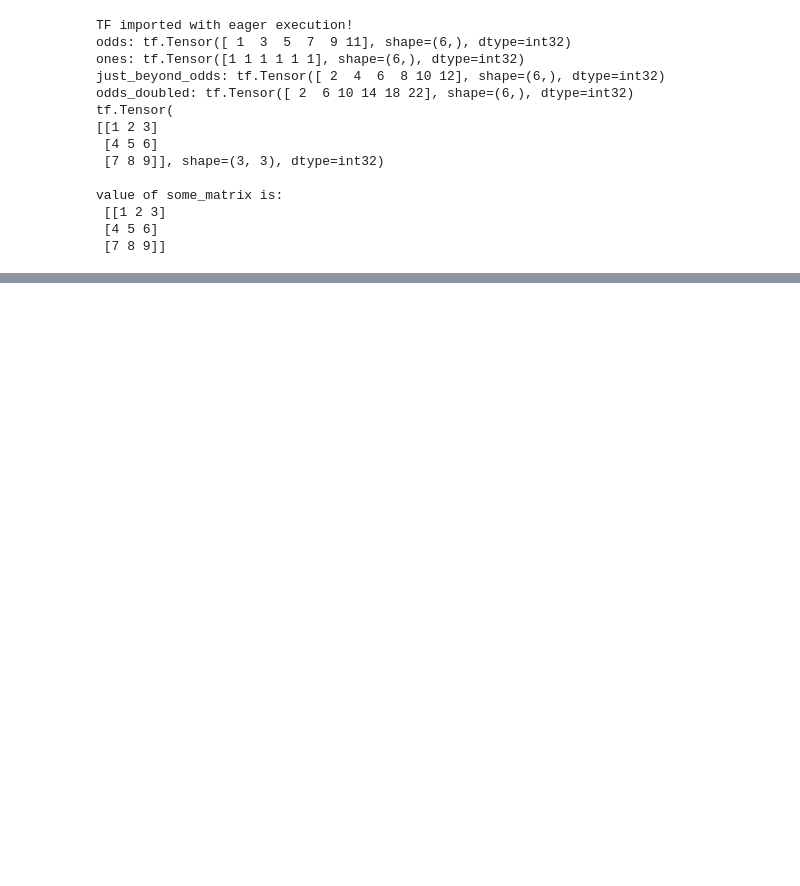
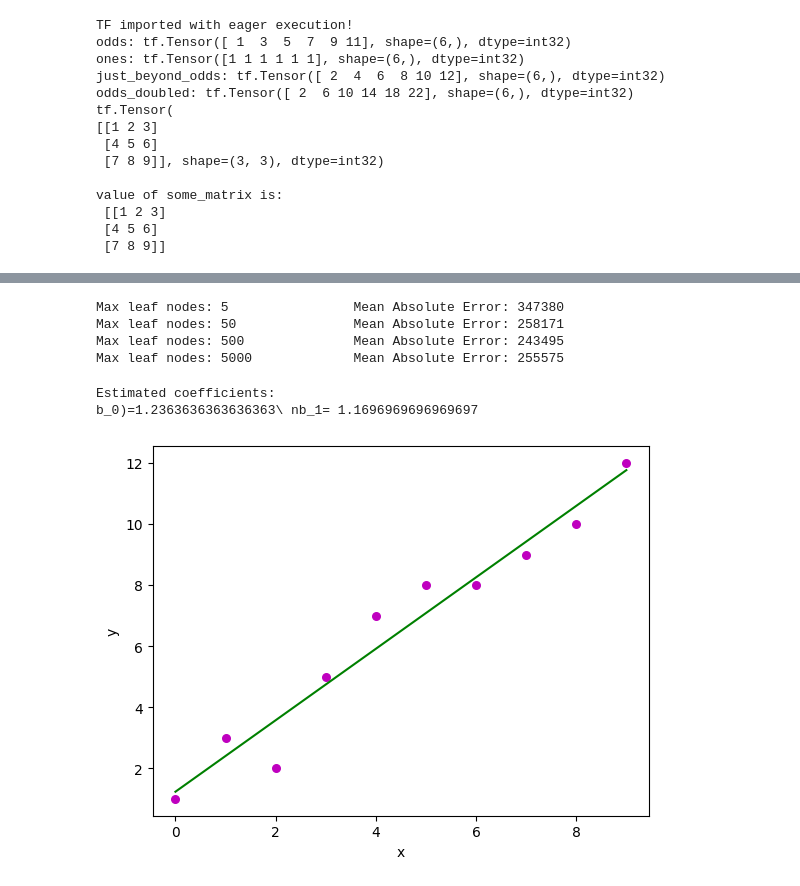
Before and after one commit to SIVAGORAM/DEEPLEARNING, a Jupyter notebook: DEEPLEARNING_EXP.ipynb, the cells around one changed output, grey strips where cells are left out. Drawn from its saved outputs; the diff is of its cells as text; code cells hidden in the pictures; blank space fills up the shorter version.

```diff
--- a/DEEPLEARNING_EXP.ipynb
+++ b/DEEPLEARNING_EXP.ipynb
@@ -37,0 +98,63 @@ value of some_matrix is:
+# %%
+#Exp:-04
+from sklearn.metrics import mean_absolute_error
+from sklearn.tree import DecisionTreeRegressor
+def get_mae(max_leaf_nodes, train_X, val_X, train_y, val_y):
+  model = DecisionTreeRegressor(max_leaf_nodes=max_leaf_nodes, random_state=0)
+  model.fit(train_X, train_y)
+  preds_val = model.predict(val_X)
+  mae = mean_absolute_error(val_y, preds_val)
+  return(mae)
+import pandas as pd
+# Load data
+melbourne_file_path ='../input/melbourne-housing-snapshot/melb_data.csv'
+melbourne_data=pd.read_csv('melb_data.csv')
+# Filter rows with missing values
+filtered_melbourne_data = melbourne_data.dropna (axis=0)
+# Choose target and features
+y = filtered_melbourne_data. Price
+melbourne_features = ['Rooms', 'Bathroom', 'Landsize', 'BuildingArea', 'YearBuilt', 'Lattitude', 'Longtitude']
+X =filtered_melbourne_data[melbourne_features]
+from sklearn.model_selection import train_test_split
+# split data into training and validation data, for both features and target
+train_X, val_X, train_y, val_y = train_test_split(X, y, random_state = 0)
+for max_leaf_nodes in [5, 50, 500, 5000]:
+  my_mae = get_mae (max_leaf_nodes, train_X, val_X, train_y, val_y)
+  print("Max leaf nodes: %d \t\t Mean Absolute Error: %d" % (max_leaf_nodes, my_mae))
+# %% [output]
+Max leaf nodes: 5                Mean Absolute Error: 347380
+Max leaf nodes: 50               Mean Absolute Error: 258171
+Max leaf nodes: 500              Mean Absolute Error: 243495
+Max leaf nodes: 5000             Mean Absolute Error: 255575
+# %%
+#ExP:-05
+import numpy as np
+import matplotlib.pyplot as plt
+def estimate_coef(x, y):
+    n = np.size(x)
+    m_x= np.mean(x)
+    m_y=np.mean(y)
+    SS_xy =np.sum(y*x)-n*m_y*m_x
+    SS_xx =np.sum(x*x)-n*m_x*m_x
+    b_1 = SS_xy / SS_xx
+    b_0 = m_y-b_1*m_x
+    return(b_0,b_1)
+def plot_regression_line(x, y, b):
+    plt.scatter(x, y, color="m",marker="o",s=30)
+    y_pred=b[0]+b[1]*x
+    plt.plot(x,y_pred,color="g")
+    plt.xlabel('x')
+    plt.ylabel('y')
+    plt.show()
+def main():
+    x = np.array([0, 1, 2, 3, 4, 5, 6, 7, 8, 9])
+    y = np.array([1, 3, 2, 5, 7, 8, 8, 9, 10, 12])
+    b= estimate_coef (x, y)
+    print("Estimated coefficients: \nb_0)={}\\ nb_1= {}".format(b[0], b[1]))
+    plot_regression_line (x,y,b)
+if __name__=="__main__":
+    main()
+# %% [output]
+Estimated coefficients:
+b_0)=1.2363636363636363\ nb_1= 1.1696969696969697
+[figure, added]
```
Also changed, not shown: parts of 9 cells of this notebook.
